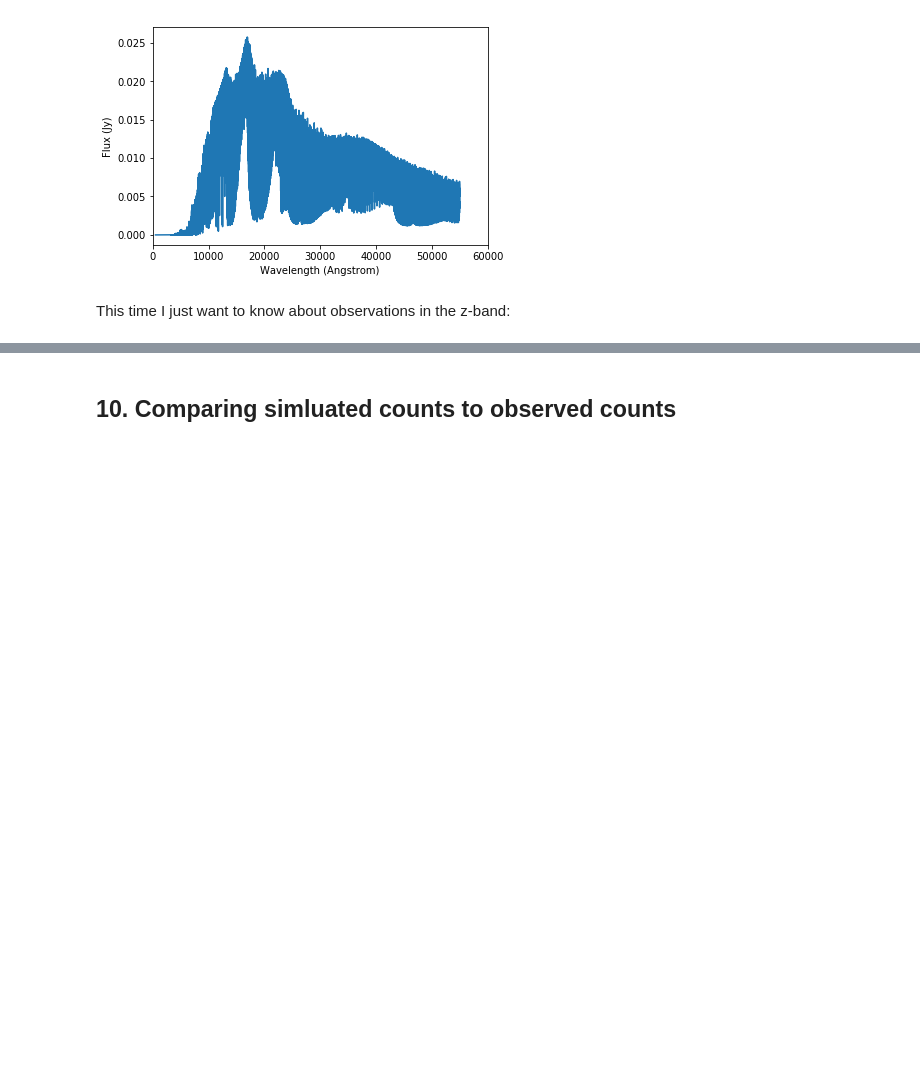
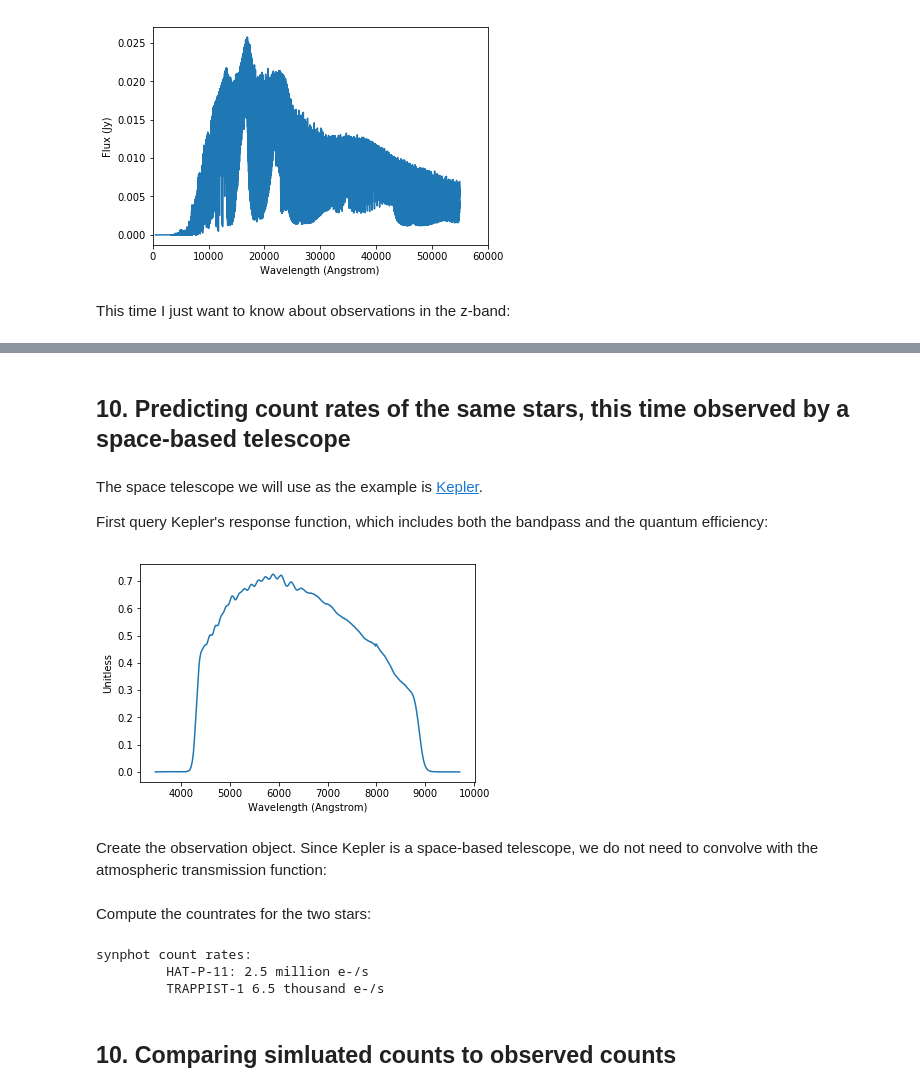
Before and after one commit to tcjansen/GSoC, a Jupyter notebook: observing_examples.ipynb, the cells around one changed output, grey strips where cells are left out. Cells and saved outputs as stored; diff of their text form; code cells hidden in the pictures; blank space fills up the shorter version.

```diff
--- a/observing_examples.ipynb
+++ b/observing_examples.ipynb
@@ -299,0 +313,14 @@ TRAPPIST-1 counts in the z-band, 10 s exposure:
+# %% [markdown]
+## 10. Predicting count rates of the same stars, this time observed by a space-based telescope
+# %% [markdown]
+The space telescope we will use as the example is <a href="https://en.wikipedia.org/wiki/Kepler_space_telescope">Kepler</a>.
+
+First query Kepler's response function, which includes both the bandpass and the quantum efficiency:
+# %%
+kepler_response_path = download_file('https://keplergo.arc.nasa.gov/kepler_response_hires1.txt')
+kepler_response = SpectralElement.from_file(kepler_response_path, wave_unit=u.nm)
+kepler_response.plot()
+# %% [output]
+[figure, added]
+# %% [markdown]
+Create the observation object. Since Kepler is a space-based telescope, we do not need to convolve with the atmospheric transmission function:
@@ -300,3 +336,19 @@ TRAPPIST-1 counts in the z-band, 10 s exposure:
+# %% [markdown]
+Compute the countrates for the two stars:
+# %%
+kepler_area = np.pi * (1.4 * u.m / 2) ** 2  # area of Kepler's primary mirror
+waverange = (kepler_response.waveset[0], kepler_response.waveset[-1])
+
+for star in stars.keys():
+    stars[star]['countrate'] = stars[star]['observation'].countrate(area=kepler_area,
+                                                                    waverange=waverange)
+print('synphot count rates:')
+print('\t HAT-P-11:', round(stars['hatp11']['countrate'].value / 1e6, 1), 'million e-/s')
+print('\t TRAPPIST-1', round(stars['trappist1']['countrate'].value / 1e3, 1), 'thousand e-/s')
+# %% [output]
+synphot count rates:
+         HAT-P-11: 2.5 million e-/s
+         TRAPPIST-1 6.5 thousand e-/s
 # %% [markdown]
 <a id="compare"></a>
 ## 10. Comparing simluated counts to observed counts
```
Also changed, not shown: parts of 19 cells of this notebook.
